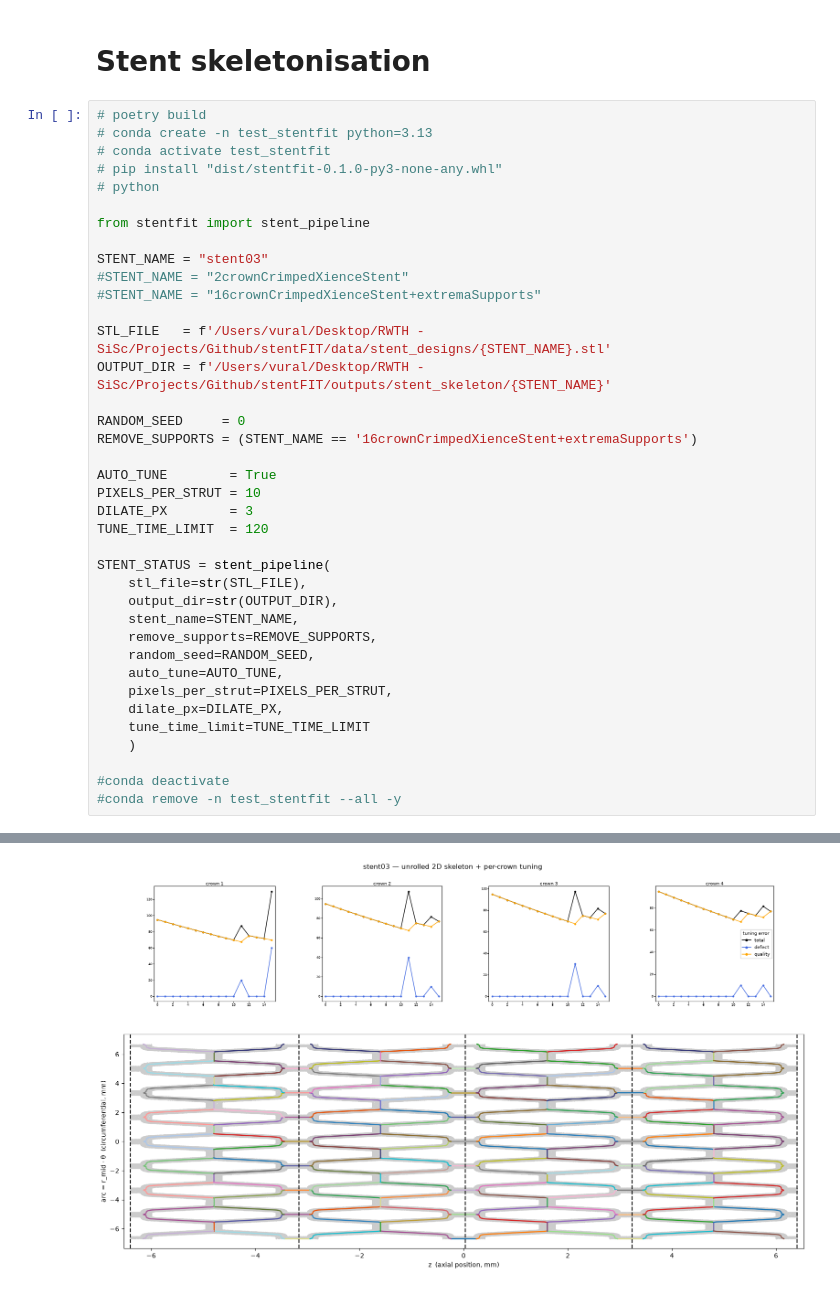
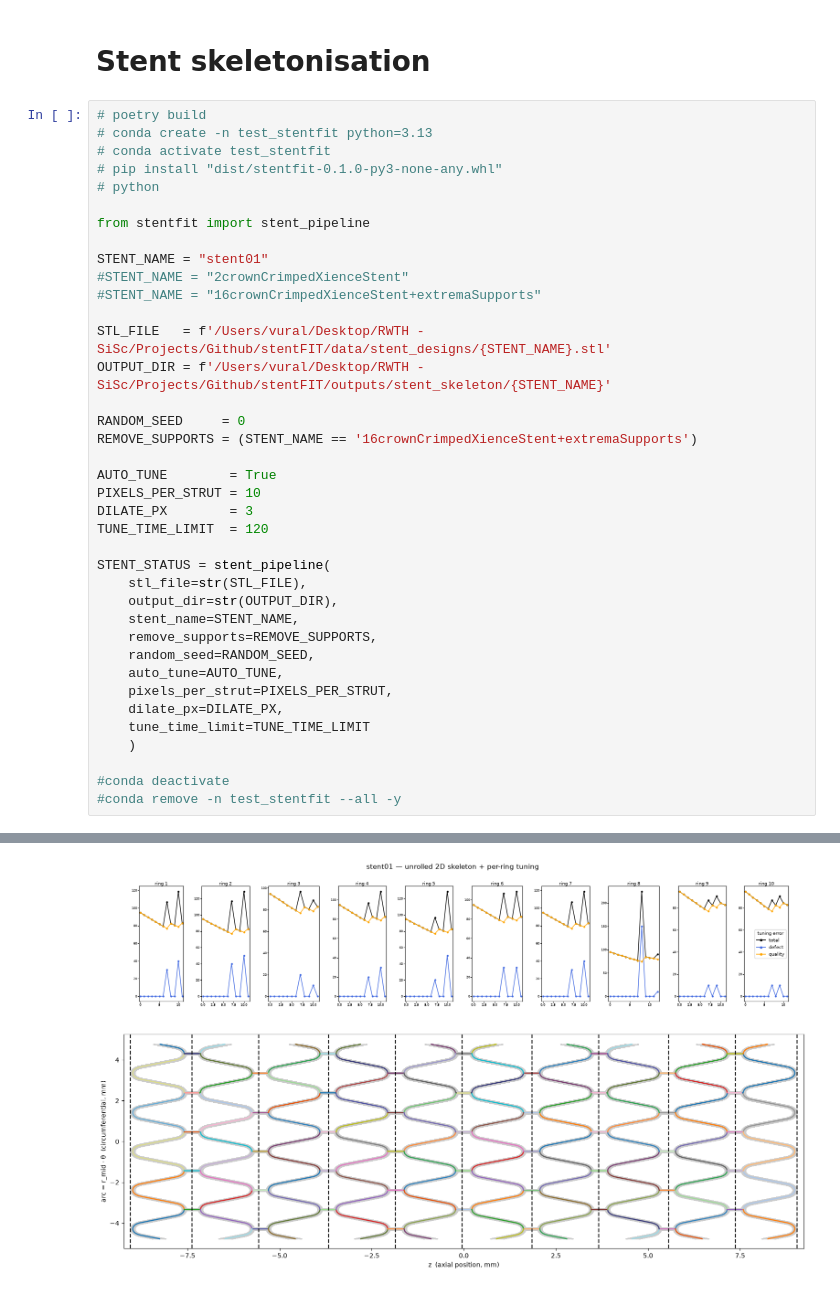
Before and after one commit to VuralAktas/stentFIT, a Jupyter notebook: examples/stent_skeleton.ipynb, the cells around one changed output, grey strips where cells are left out. Saved outputs shown, nothing was run; the diff lists cells and outputs as text.

```diff
--- a/examples/stent_skeleton.ipynb
+++ b/examples/stent_skeleton.ipynb
@@ -9,7 +9,7 @@
 
 from stentfit import stent_pipeline
 
-STENT_NAME = "stent03"
+STENT_NAME = "stent01"
 #STENT_NAME = "2crownCrimpedXienceStent"
 #STENT_NAME = "16crownCrimpedXienceStent+extremaSupports"
 
@@ -59 +59 @@ The results of the skeletonization and spline fitting have been saved in /Users/
-[figure, old version]
+[figure, new version]
```
Also changed, not shown: parts of 1 cell of this notebook, 17 other files.
